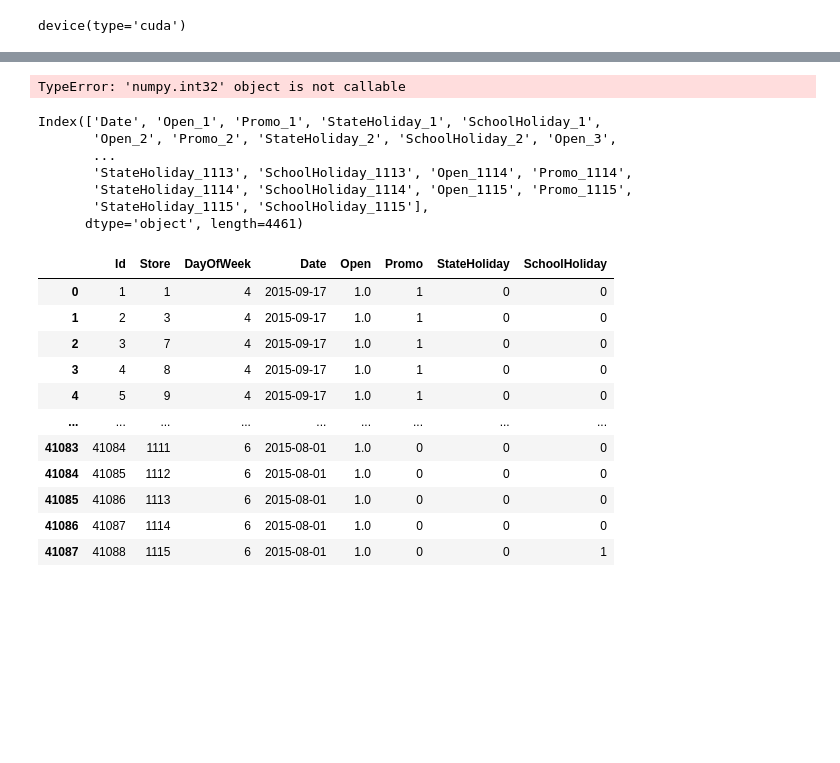
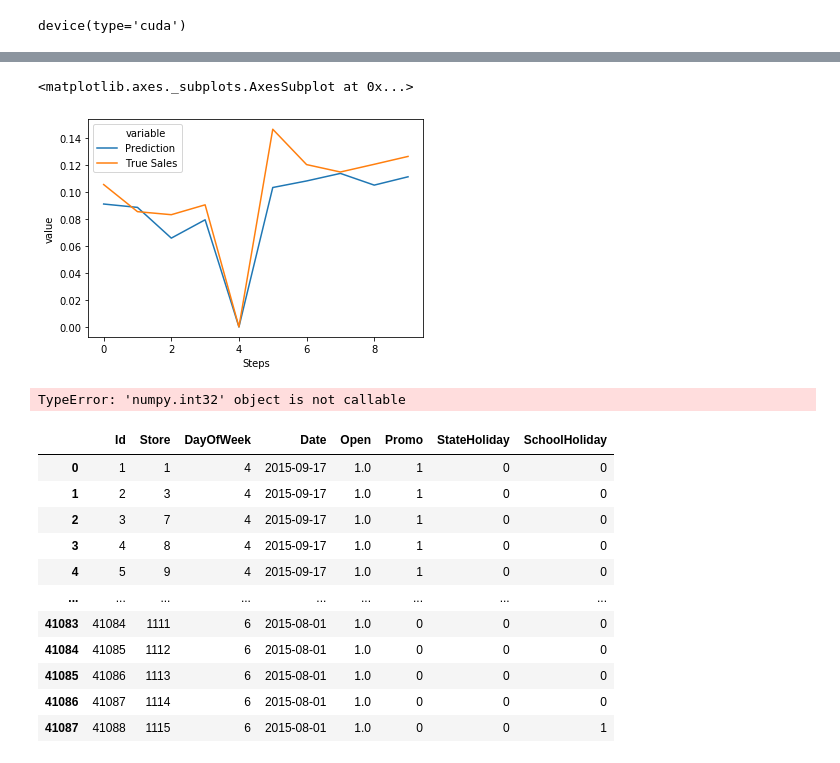
Before and after one commit to tianyiran02/udacityML_FinalProject, a Jupyter notebook: final_project.ipynb, the cells around one changed output, grey strips where cells are left out. Cells and saved outputs as stored; diff of their text form; code cells hidden in the pictures; blank space fills up the shorter version.

```diff
--- a/final_project.ipynb
+++ b/final_project.ipynb
@@ -898,17 +1046,13 @@ sns.lineplot(x='Steps', y='value', hue='variable',
+# %%
+sns.lineplot(x='Steps', y='value', hue='variable',
+             data=pd.melt(predictShowSteps, ['Steps']))
+# %% [output]
+<matplotlib.axes._subplots.AxesSubplot at 0x...>
+[figure, added]
 # %%
 trainingDataXDf.size(0)
 # %% [output]
 TypeError: 'numpy.int32' object is not callable
-# %%
-trainingDataXDf.columns
-# %% [output]
-Index(['Date', 'Open_1', 'Promo_1', 'StateHoliday_1', 'SchoolHoliday_1',
-       'Open_2', 'Promo_2', 'StateHoliday_2', 'SchoolHoliday_2', 'Open_3',
-       ...
-       'StateHoliday_1113', 'SchoolHoliday_1113', 'Open_1114', 'Promo_1114',
-       'StateHoliday_1114', 'SchoolHoliday_1114', 'Open_1115', 'Promo_1115',
-       'StateHoliday_1115', 'SchoolHoliday_1115'],
-      dtype='object', length=4461)
 # %%
 testData
 # %% [output]
```
Also changed, not shown: parts of 29 cells of this notebook.
